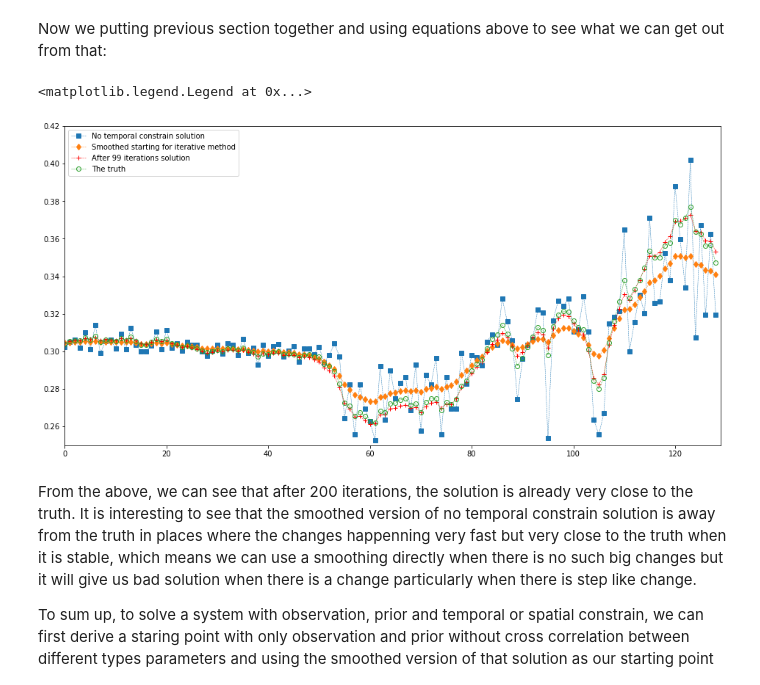
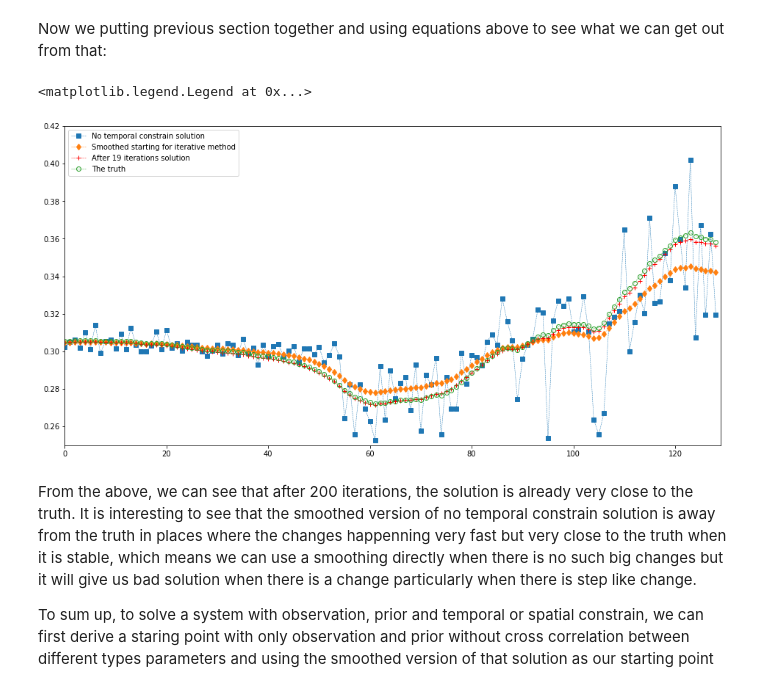
Before and after one commit to MarcYin/DTD-DCT-and-Three-Kernels, a Jupyter notebook: Chapter 1 On the resolving DCT, DTD and Three Kernels problem.ipynb, the cells around one changed output. Saved outputs shown, nothing was run; the diff lists cells and outputs as text; code cells hidden in the pictures.

```diff
--- a/Chapter 1 On the resolving DCT, DTD and Three Kernels problem.ipynb
+++ b/Chapter 1 On the resolving DCT, DTD and Three Kernels problem.ipynb
@@ -978,7 +978,7 @@ xx = a_inv.dot(b)
 
 # the temporal constrain dtd
 
-lamb_1, lamb_2, lamb_3 = 100, 20, 30
+lamb_1, lamb_2, lamb_3 = 1000, 20, 30
 ny = len(k_iso)
 lamb_dtd = 2 - 2*np.cos(np.arange(ny)*np.pi/ny)
 fv = lambda lamb: 1./(1. + lamb*lamb_dtd)
@@ -989,37 +989,39 @@ udtd = compose_dtd(1, ny)[1].todense()
 dtd = scipy.linalg.block_diag(lamb_1 * udtd, lamb_2 * udtd, lamb_3 * udtd)
 x_real = np.linalg.inv(A + dtd).dot(b)
 
 # different gamma for different parameters
 
 gamma_1 =  fv(lamb_1)
 gamma_2 =  fv(lamb_2)
 gamma_3 =  fv(lamb_3)
 
 # a smoothed starting point
 
 x0 = np.hstack([idct(fv(np.sqrt(lamb_1))*dct(xx[:ny],     norm = 'ortho'),  norm = 'ortho'), \
                 idct(fv(np.sqrt(lamb_2))*dct(xx[ny:2*ny], norm = 'ortho'),  norm = 'ortho'), \
                 idct(fv(np.sqrt(lamb_3))*dct(xx[2*ny:],   norm = 'ortho'),  norm = 'ortho')])
 st = x0.copy()
-n=100
+n=20
 for i in range(n):
-    rough_error  = (b - (A+dtd).dot(x0))/(A+dtd).max() # somehow we need to normalise the error
-    smooth_error = [idct(gamma_1 * dct(rough_error[:ny],       norm='ortho'), norm='ortho'), \
+    rough_error  = (b - (A+dtd).dot(x0))/(A+dtd).max() * 20. # somehow we need to normalise the error
+                                                             # a multiplier seems helps as well but do not
+                                                             # try too large...
+    smooth_error = [idct(gamma_1 * dct(rough_error[:ny], norm='ortho'), norm='ortho'), \
               idct(gamma_2 * dct(rough_error[ny:2*ny],   norm='ortho'), norm='ortho'), \
               idct(gamma_3 * dct(rough_error[2*ny:3*ny], norm='ortho'), norm='ortho')]
     x0 += np.array(smooth_error).ravel()
     #plt.plot(x0[:129]-x_real[:129])
 plt.figure(figsize=(16,8))
 plt.plot(xx[:129],'s--', lw=0.5, label = 'No temporal constrain solution')
 plt.plot(st[:129], 'd--', lw=0.5, label = 'Smoothed starting for iterative method')
 plt.plot(x0[:129], 'r+--', lw=0.5, label = 'After %d iterations solution'%i)
 plt.plot(x_real[:129], 'o--', mfc = 'none',lw=0.5,label = 'The truth')
 plt.xlim(0, 129)
 plt.ylim(0.25, 0.42)
 plt.legend()
 # %% [output]
 <matplotlib.legend.Legend at 0x...>
-[figure, old version]
+[figure, new version]
 # %% [markdown]
 From the above, we can see that after 200 iterations, the solution is already very close to the truth. It is interesting to see that the smoothed version of no temporal constrain solution is away from the truth in places where the changes happenning very fast but very close to the truth when it is stable, which means we can use a smoothing directly when there is no such big changes but it will give us bad solution when there is a change particularly when there is step like change.
 
```
Also changed, not shown: parts of 10 cells of this notebook.
